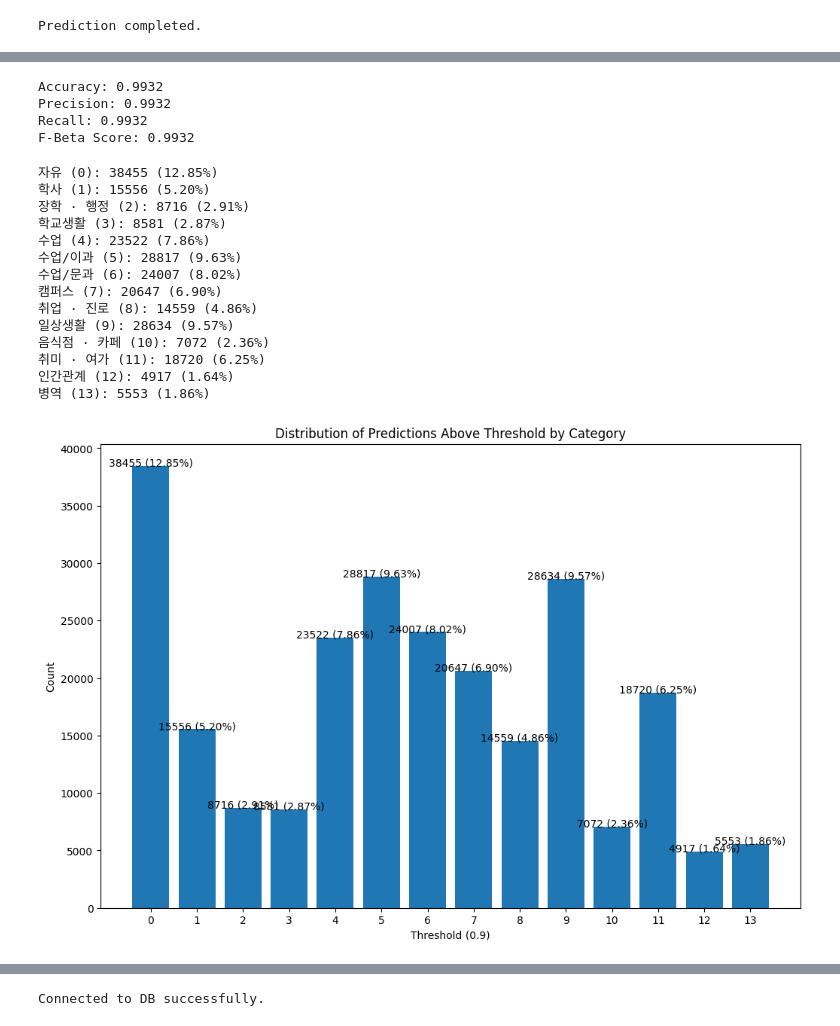
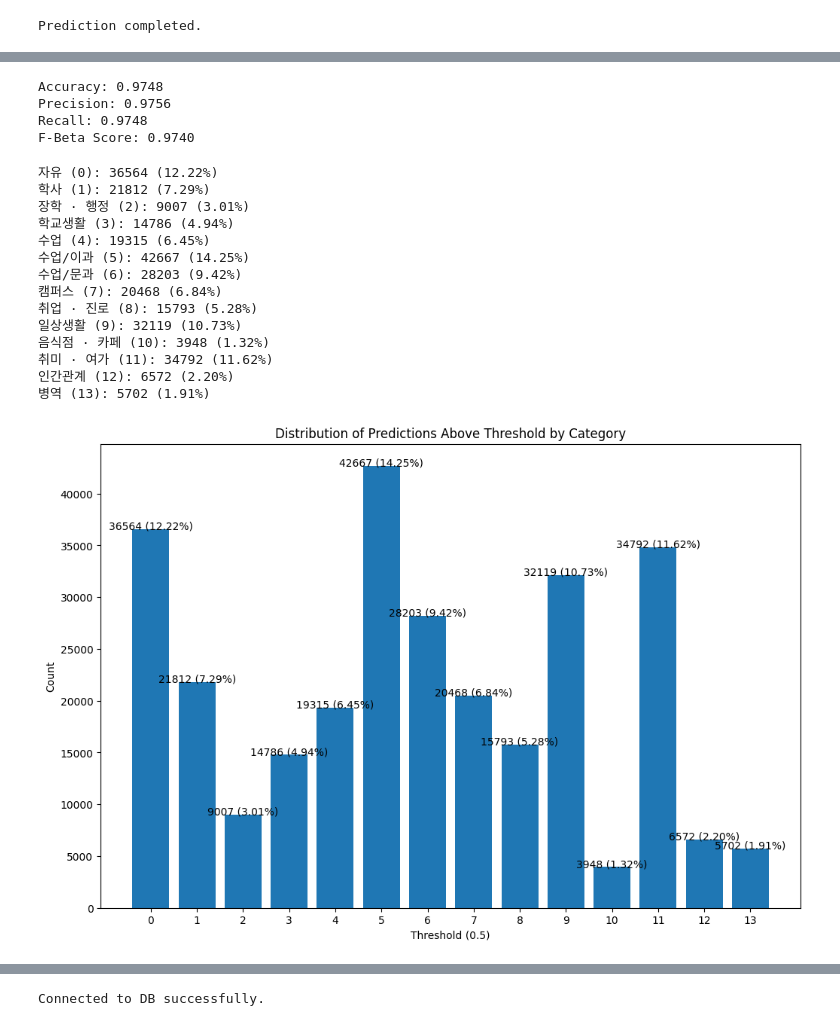
Before and after one commit to nbsp1221/communav, a Jupyter notebook: examples/kcelectra/predict-multiclass-classification-v1.ipynb, the cells around one changed output, grey strips where cells are left out. Saved outputs shown, nothing was run; the diff lists cells and outputs as text; code cells hidden in the pictures.

```diff
--- a/examples/kcelectra/predict-multiclass-classification-v1.ipynb
+++ b/examples/kcelectra/predict-multiclass-classification-v1.ipynb
@@ -56,12 +58,13 @@ CATEGORIES = {
 # 파라미터 설정
 
 TABLE_NAME = 'everytime_article_dataset_v1'
-MODEL_ID = 'model-iteration-15-epoch-28-0.9661'
-TOKENIZER_ID = './custom-tokenizer'
+MODEL_ID = '.model-iteration-01-epoch-17-0.9571'
+TOKENIZER_ID = '.model-iteration-01-epoch-17-0.9571'
+SEED = 42
+USE_RANDOM_SEED = True
 NUM_LABELS = len(CATEGORIES)
 MAX_LENGTH = 128
-BATCH_SIZE = 32
-THRESHOLD = 0.9
-F_BETA = 0.5
 METRIC_AVERAGE = 'weighted'
 METRIC_ZERO_DIVISION = 0
+BATCH_SIZE = 32
+THRESHOLD = 0.5
@@ -295,57 +310,57 @@ for i in range(len(df_results)):
         labels.append(df_results.loc[i, 'category_id'])
         predictions.append(df_results.loc[i, 'predicted_category_id'])
 
-acc, prec, rec, f_beta = calculate_metrics(labels, predictions)
+acc, prec, rec, f1 = calculate_metrics(labels, predictions)
 
 print(f'Accuracy: {acc:.4f}')
 print(f'Precision: {prec:.4f}')
 print(f'Recall: {rec:.4f}')
-print(f'F-Beta Score: {f_beta:.4f}')
+print(f'F-Beta Score: {f1:.4f}')
 # %% [output]
-Accuracy: 0.9932
-Precision: 0.9932
-Recall: 0.9932
-F-Beta Score: 0.9932
+Accuracy: 0.9748
+Precision: 0.9756
+Recall: 0.9748
+F-Beta Score: 0.9740
 # %%
 # 예측 결과의 비율을 출력
 
 threshold_counts = [0] * NUM_LABELS
 total_count = len(df_results)
 
 for i in range(NUM_LABELS):
     column_name = f'probs_category_{i}'
-    threshold_counts[i] = (df_results[column_name] >= THRESHOLD).sum()
+    threshold_counts[i] = (df_results[column_name] > THRESHOLD).sum()
 
 threshold_percentages = [(count / total_count * 100) for count in threshold_counts]
 
 for i in range(NUM_LABELS):
     print(f'{CATEGORIES[i]} ({i}): {threshold_counts[i]} ({threshold_percentages[i]:.2f}%)')
 
 plt.figure(figsize=(12, 8))
 plt.bar(range(NUM_LABELS), threshold_counts)
 for i, count in enumerate(threshold_counts):
     plt.text(i, count + 0.1, f'{count} ({threshold_percentages[i]:.2f}%)', ha='center')
 plt.xlabel(f'Threshold ({THRESHOLD})')
 plt.ylabel('Count')
 plt.xticks(range(NUM_LABELS))
 plt.title('Distribution of Predictions Above Threshold by Category')
 plt.show()
 # %% [output]
-자유 (0): 38455 (12.85%)
-학사 (1): 15556 (5.20%)
-장학 · 행정 (2): 8716 (2.91%)
-학교생활 (3): 8581 (2.87%)
-수업 (4): 23522 (7.86%)
-수업/이과 (5): 28817 (9.63%)
-수업/문과 (6): 24007 (8.02%)
-캠퍼스 (7): 20647 (6.90%)
-취업 · 진로 (8): 14559 (4.86%)
-일상생활 (9): 28634 (9.57%)
-음식점 · 카페 (10): 7072 (2.36%)
-취미 · 여가 (11): 18720 (6.25%)
-인간관계 (12): 4917 (1.64%)
-병역 (13): 5553 (1.86%)
+자유 (0): 36564 (12.22%)
+학사 (1): 21812 (7.29%)
+장학 · 행정 (2): 9007 (3.01%)
+학교생활 (3): 14786 (4.94%)
+수업 (4): 19315 (6.45%)
+수업/이과 (5): 42667 (14.25%)
+수업/문과 (6): 28203 (9.42%)
+캠퍼스 (7): 20468 (6.84%)
+취업 · 진로 (8): 15793 (5.28%)
+일상생활 (9): 32119 (10.73%)
+음식점 · 카페 (10): 3948 (1.32%)
+취미 · 여가 (11): 34792 (11.62%)
+인간관계 (12): 6572 (2.20%)
+병역 (13): 5702 (1.91%)
-[figure, old version]
+[figure, new version]
 # %%
 # 기존 카테고리와 예측 카테고리가 다른 경우의 비율을 출력
 
```
Also changed, not shown: parts of 10 cells of this notebook.
